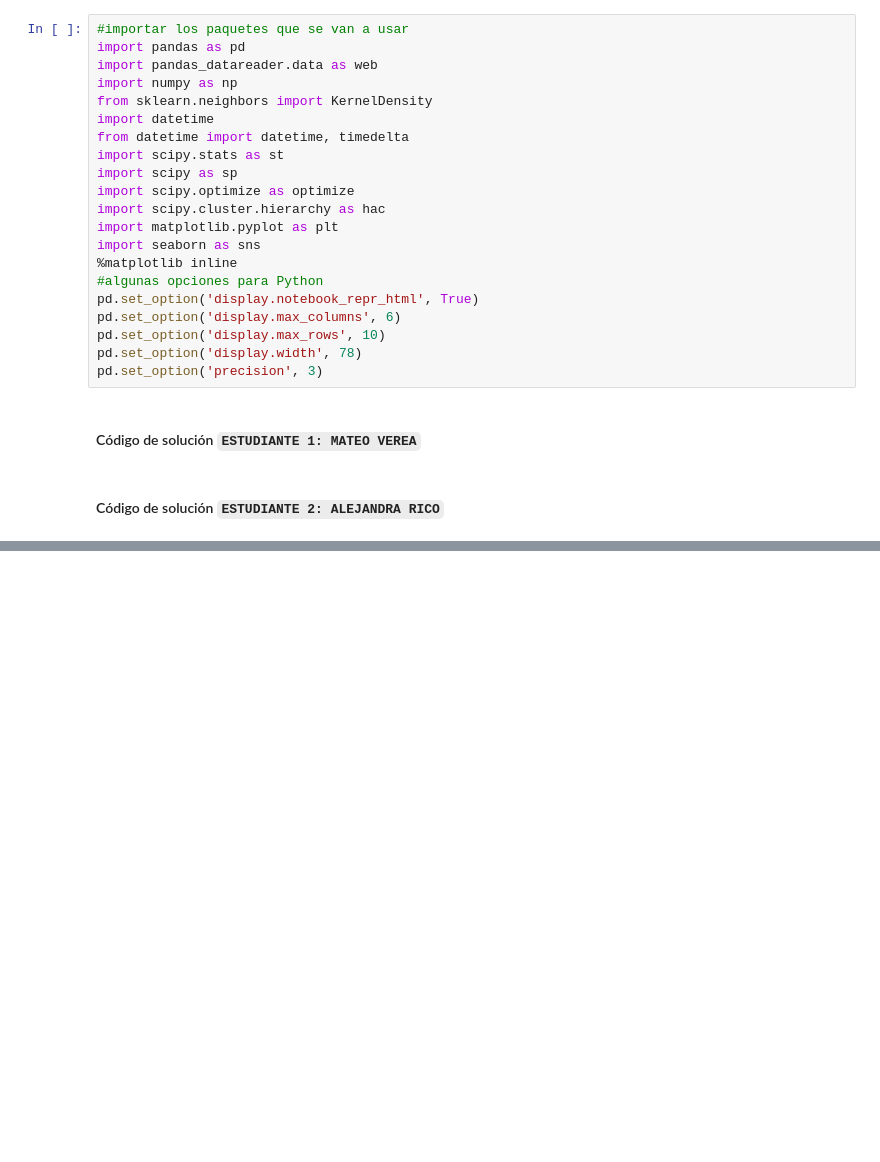
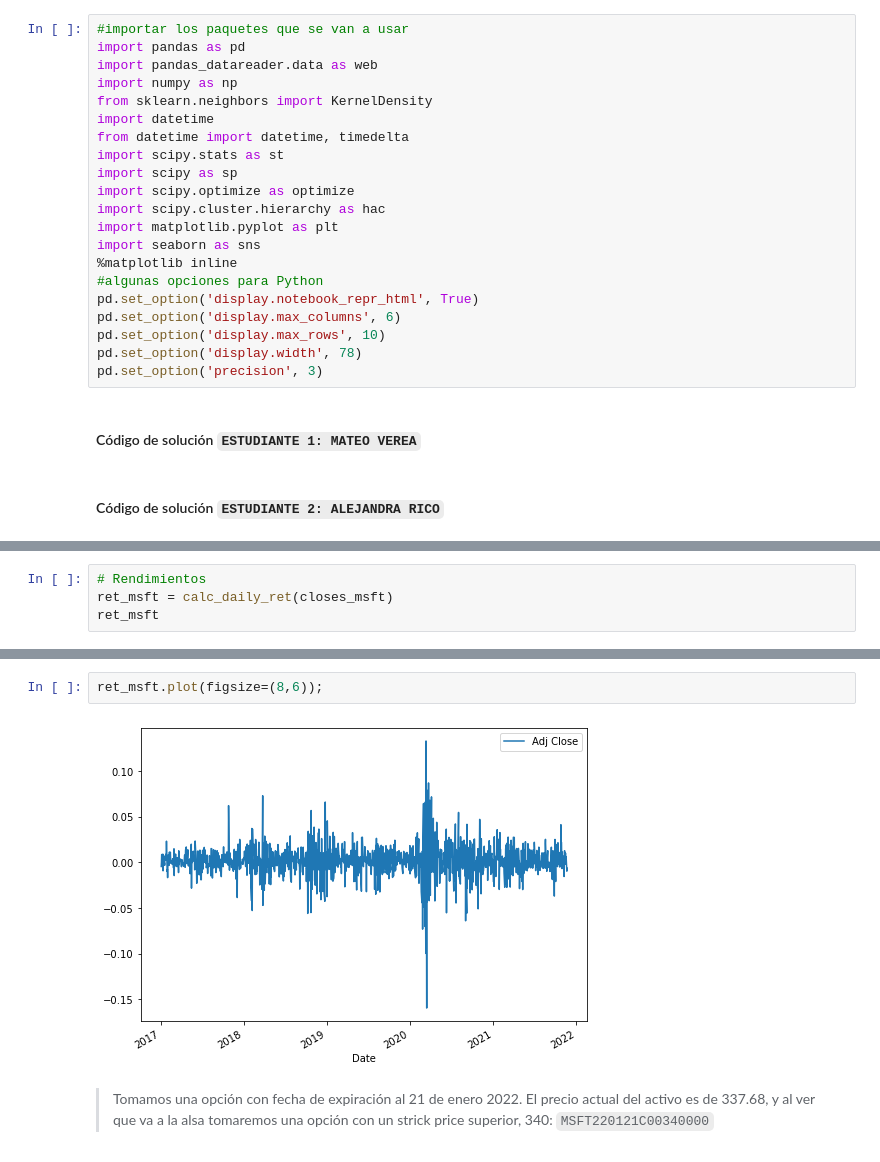
Before and after one commit to Mateoverea/Tarea10_MVerea_ARico, a Jupyter notebook: Tarea10_MVerea_ARico.ipynb, the cells around one changed output, grey strips where cells are left out. Drawn from its saved outputs; the diff is of its cells as text; blank space fills up the shorter version.

```diff
--- a/Tarea10_MVerea_ARico.ipynb
+++ b/Tarea10_MVerea_ARico.ipynb
@@ -51,0 +143,4 @@ pd.set_option('precision', 3)
+# %%
+# Rendimientos
+ret_msft = calc_daily_ret(closes_msft)
+ret_msft
@@ -51,0 +162,6 @@ pd.set_option('precision', 3)
+# %%
+ret_msft.plot(figsize=(8,6));
+# %% [output]
+[figure, added]
+# %% [markdown]
+> Tomamos una opción con fecha de expiración al 21 de enero 2022. El precio actual del activo es de 337.68, y al ver que va a la alsa tomaremos una opción con un strick price superior, 340: `MSFT220121C00340000`
```
Also changed, not shown: parts of 26 cells of this notebook, 2 other files.
